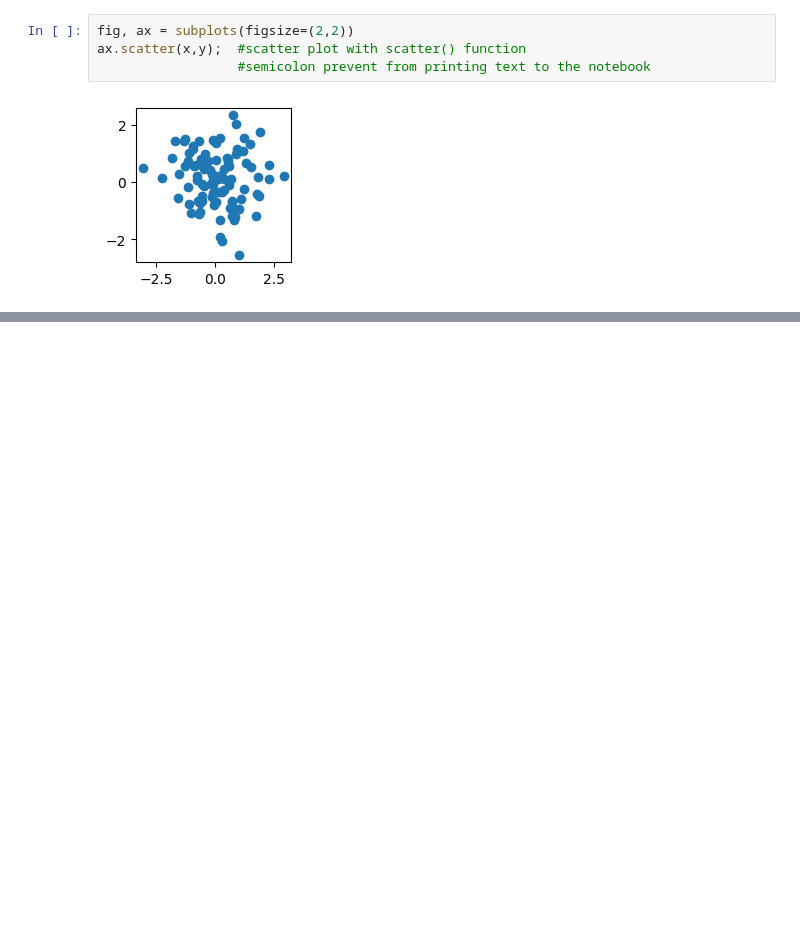
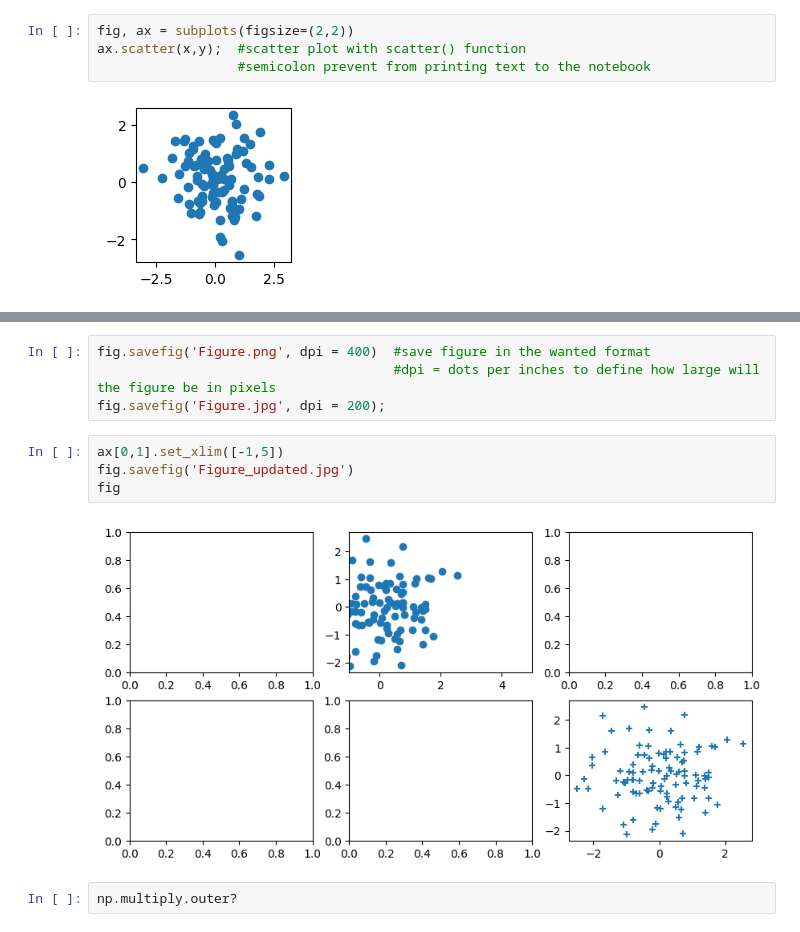
Before and after one commit to audedpt/Statistical_Learning, a Jupyter notebook: Python_review.ipynb, the cells around one changed output, grey strips where cells are left out. Saved outputs shown, nothing was run; the diff lists cells and outputs as text; blank space fills up the shorter version.

```diff
--- a/Python_review.ipynb
+++ b/Python_review.ipynb
@@ -318,0 +339,12 @@ ax.scatter(x,y);  #scatter plot with scatter() function
+# %%
+fig.savefig('Figure.png', dpi = 400)  #save figure in the wanted format
+                                      #dpi = dots per inches to define how large will the figure be in pixels
+fig.savefig('Figure.jpg', dpi = 200);
+# %%
+ax[0,1].set_xlim([-1,5])
+fig.savefig('Figure_updated.jpg')
+fig
+# %% [output]
+[figure, added]
+# %%
+np.multiply.outer?
```
Also changed, not shown: parts of 8 cells of this notebook.
